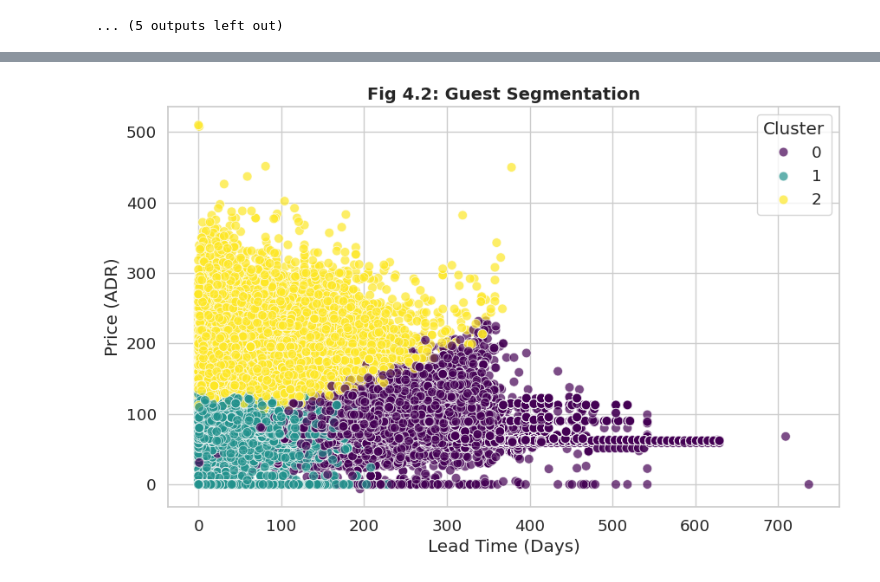
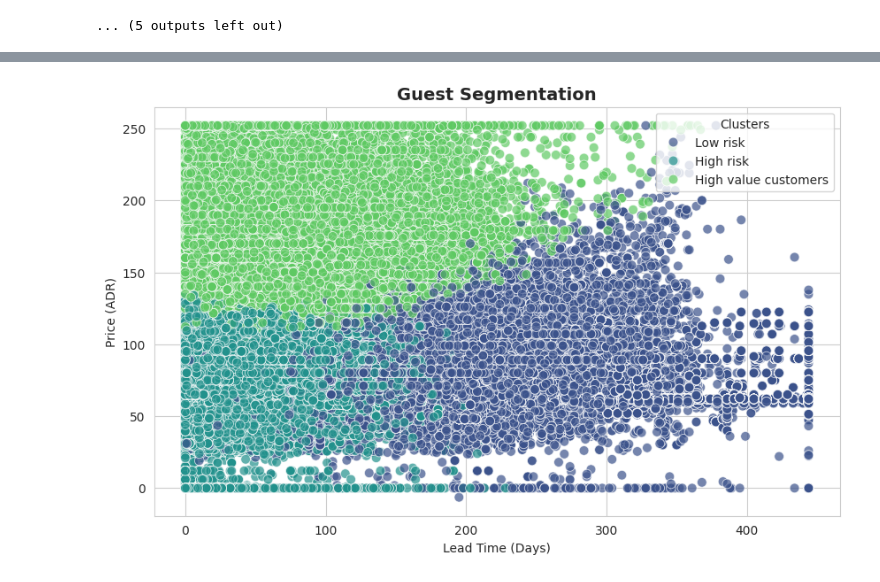
Before and after one commit to prime-programmer/Hotel-time-series-, a Jupyter notebook: Time_series.ipynb, the cells around one changed output, grey strips where cells are left out. Cells and saved outputs as stored; diff of their text form; code cells hidden in the pictures.

```diff
--- a/Time_series.ipynb
+++ b/Time_series.ipynb
@@ -827,22 +1117,15 @@ import seaborn as sns
 from sklearn.cluster import KMeans
 from sklearn.preprocessing import StandardScaler
 
-# Set style
-sns.set_style("whitegrid")
-plt.rcParams['figure.figsize'] = (12, 6)
 
 # Load data
 df = pd.read_csv('hotel_bookings.csv')
 
-# Step A: Remove Data Errors (Impossible Data)
-
+#Remove Data Errors
 df = df[df['adr'] < 5000].copy()
 df = df[df['adults'] > 0].copy()
 
-
-
-# USE CASE B: SURVIVAL ANALYSIS (Risk Engine)
-# We keep outliers here because "Long Lead Time" is a valid risk signal.
+# USE CASE B: SURVIVAL ANALYSIS
 
 # Data Preparation
 month_map = {'January':1, 'February':2, 'March':3, 'April':4, 'May':5, 'June':6,
@@ -858,7 +1141,7 @@ df['duration'] = (df['status_date'] - df['booking_date']).dt.days
 df = df[df['duration'] >= 0]
 df['event'] = df['is_canceled']
 
-# Custom KM
+# Custom KM Function
 def calculate_survival(data):
     summary = data.groupby('duration').agg({'event': 'sum', 'hotel': 'count'}).rename(columns={'hotel': 'n_at_risk'})
     summary = summary.sort_index()
@@ -867,24 +1150,26 @@ def calculate_survival(data):
     summary['survival'] = (1 - summary['hazard']).cumprod()
     return summary
 
-# FIG 4.1: Survival Curve
+# Survival Curve
 km_all = calculate_survival(df)
 plt.figure(figsize=(10, 6))
 plt.plot(km_all.index, km_all['survival'], color='#1f77b4', linewidth=3)
-plt.title('Fig 4.1: Booking Survival Curve - Revenue at risk', fontsize=14, fontweight='bold')
+plt.title('Booking Survival Curve - Revenue at Risk', fontsize=14, fontweight='bold')
 plt.xlabel('Days since Booking Creation')
 plt.ylabel('Survival Probability')
 plt.grid(True, alpha=0.3)
 plt.show()
 
+# USE CASE C: SEGMENTATION
 
-# USE CASE C: SEGMENTATION
-# We cap outliers (99th%) instead of removing them so they form a high value/VIP cluster.
-
+# Feature Engineering
 df['total_stay'] = df['stays_in_weekend_nights'] + df['stays_in_week_nights']
 features = df[['adr', 'lead_time', 'total_stay']].copy()
 
-
+# We cap at 99th percentile to keep VIP guests
+for col in features.columns:
+    cap_value = features[col].quantile(0.99)
+    features.loc[features[col] > cap_value, col] = cap_value
 
 # Normalization
 scaler = StandardScaler()
@@ -892,21 +1177,57 @@ X_scaled = scaler.fit_transform(features)
 
 # KMeans
 kmeans = KMeans(n_clusters=3, random_state=42, n_init=10)
-features['Cluster'] = kmeans.fit_predict(X_scaled)
+features['Cluster_ID'] = kmeans.fit_predict(X_scaled)
 
-# FIG 4.2: Cluster Map
+
+# We analyze the cluster centers to figure out which ID is which cluster
+cluster_means = features.groupby('Cluster_ID').mean()
+
+# VIP/High value (Highest ADR)
+vip_id = cluster_means['adr'].idxmax()
+
+# Identify Planner / Low Risk (Longest Lead Time)
+remaining = cluster_means.drop(vip_id)
+planner_id = remaining['lead_time'].idxmax()
+
+# Transient / Hugh risk
+transient_id = list(set(features['Cluster_ID'].unique()) - {vip_id, planner_id})[0]
+
+# Create the Map
+label_map = {
+    vip_id: 'High value customers',
+    planner_id: 'Low risk',
+    transient_id: 'High risk'
+}
+
+# Apply Labels
+features['Segment'] = features['Cluster_ID'].map(label_map)
+
+print("-" * 30)
+print("Strategic Segment Definitions:")
+print("-" * 30)
+print(cluster_means)
+print("\nMapping Applied:", label_map)
+
+# Cluster Map
 plt.figure(figsize=(10, 6))
-sns.scatterplot(x='lead_time', y='adr', hue='Cluster', data=features, palette='viridis', alpha=0.7, s=60)
-plt.title('Fig 4.2: Guest Segmentation', fontsize=14, fontweight='bold')
+sns.scatterplot(x='lead_time', y='adr', hue='Segment', data=features, palette='viridis', alpha=0.7, s=60)
+plt.title('Guest Segmentation', fontsize=14, fontweight='bold')
 plt.xlabel('Lead Time (Days)')
 plt.ylabel('Price (ADR)')
+plt.legend(title='Clusters')
 plt.show()
 
-# FIG 4.3: Profiles
-features_melt = features.melt(id_vars='Cluster', var_name='Feature', value_name='Value')
+# Labels
+features_melt = features.melt(id_vars='Segment', value_vars=['adr', 'lead_time', 'total_stay'], var_name='Feature', value_name='Value')
+
 plt.figure(figsize=(12, 5))
-sns.boxplot(x='Feature', y='Value', hue='Cluster', data=features_melt, palette='viridis')
-plt.title('Fig 4.3: Segment Profiles', fontsize=14, fontweight='bold')
+sns.boxplot(x='Feature', y='Value', hue='Segment', data=features_melt, palette='viridis')
+plt.title('Segment Profiles (Behavioral Distinctness)', fontsize=14, fontweight='bold')
 plt.yscale('log')
 plt.show()
+
+# Set style
+sns.set_style("whitegrid")
+plt.rcParams['figure.figsize'] = (12, 6)
 # %% [output]
@@ -914 +1245 @@ plt.show()
-[figure, old version]
+[figure, new version]
```
Also changed, not shown: parts of 20 cells of this notebook.
